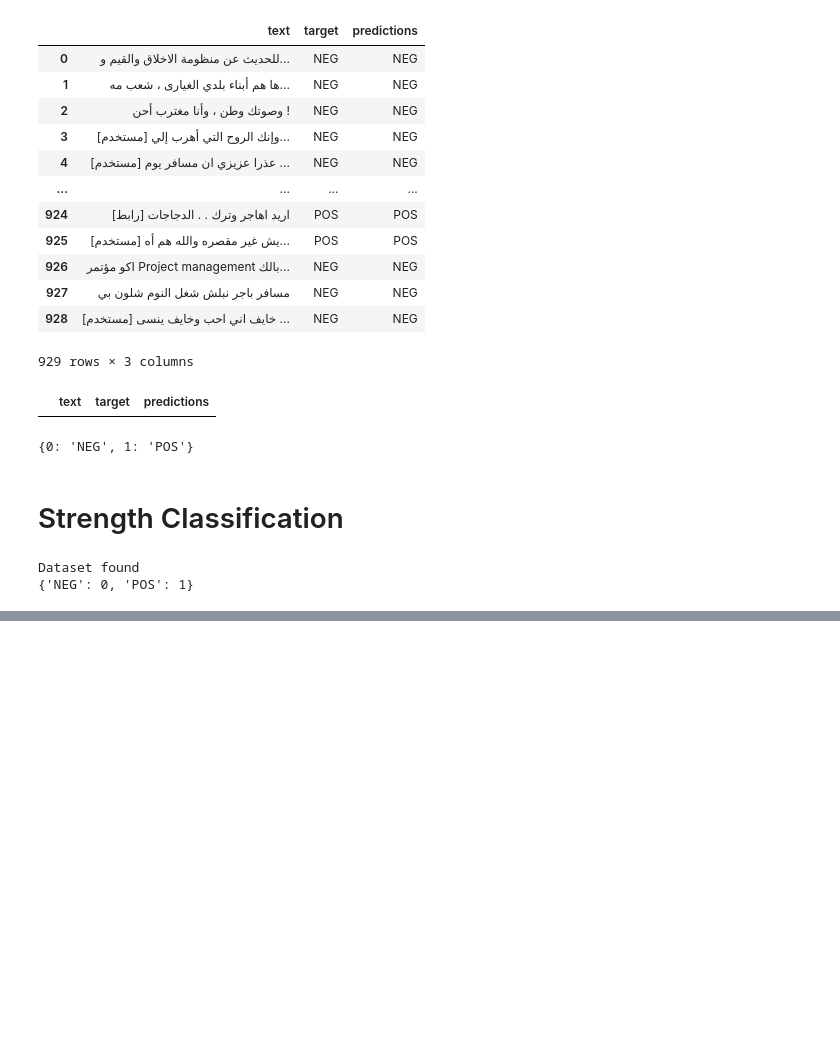
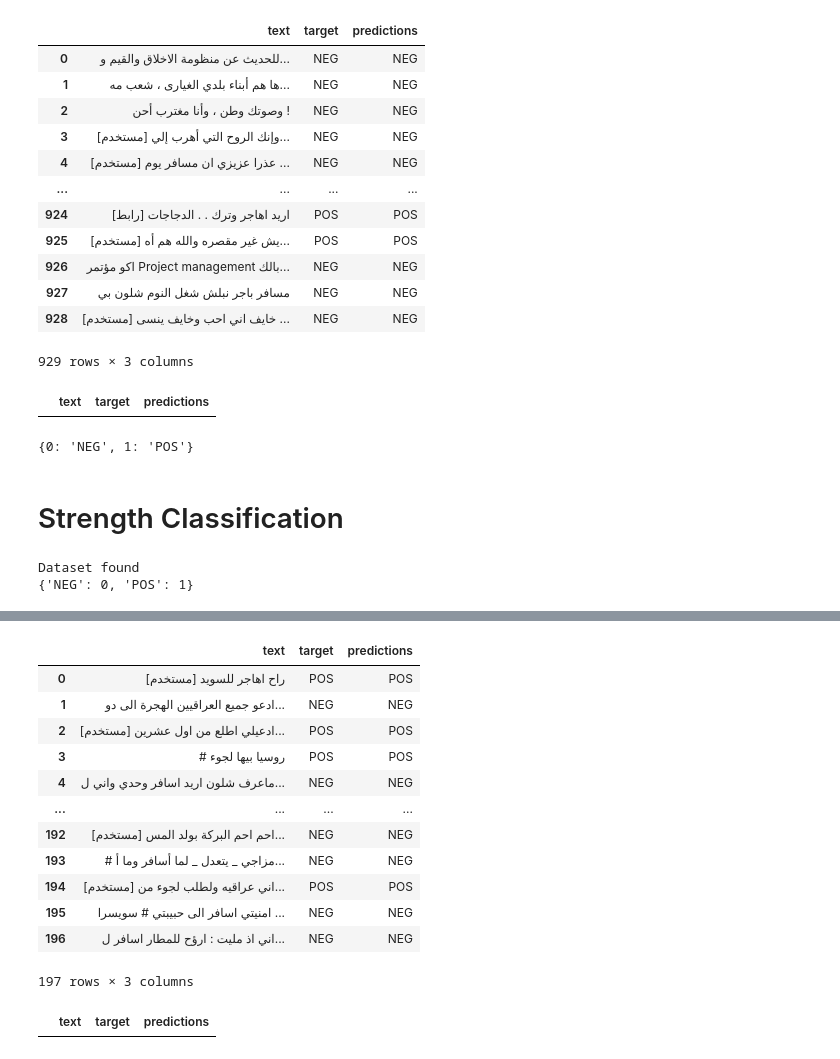
Before and after one commit to fouad89/arabicNLP, a Jupyter notebook: AraBERT_intent.ipynb, the cells around one changed output, grey strips where cells are left out. Saved outputs shown, nothing was run; the diff lists cells and outputs as text; code cells hidden in the pictures; blank space fills up the shorter version.

```diff
--- a/AraBERT_intent.ipynb
+++ b/AraBERT_intent.ipynb
@@ -532,2 +533,13 @@ TrainOutput(global_step=580, training_loss=0.19172347167442585, metrics={'train_
 # %%
 strength_trainer.save_model("/content/drive/MyDrive/Thesis implementation/Arabert_fine-tuned/strength")
+# %%
+strength_results_df = pd.DataFrame(columns=['text', 'target', 'predictions'])
+strength_results_df
+strength_predictions = strength_trainer.predict(strength_test_dataset)
+strength_results_df.text = strength_test_dataset.text
+strength_results_df.target = strength_test_dataset.target
+strength_results_df.predictions = strength_predictions.label_ids.tolist()
+strength_results_df.predictions = strength_results_df.predictions.map({0:'NEG', 1:'POS'})
+
+strength_results_df
+# %% [output]
@@ -533,0 +547,17 @@ strength_trainer.save_model("/content/drive/MyDrive/Thesis implementation/Araber
+|  | text | target | predictions |
+| 0 | [مستخدم] راح اهاجر للسويد | POS | POS |
+| 1 | ادعو جميع العراقيين الهجرة الى دو... | NEG | NEG |
+| 2 | [مستخدم] ادعيلي اطلع من اول عشرين... | POS | POS |
+| 3 | # روسيا بيها لجوء | POS | POS |
+| 4 | ماعرف شلون اريد اسافر وحدي واني ل... | NEG | NEG |
+| ... | ... | ... | ... |
+| 192 | [مستخدم] احم احم البركة بولد المس... | NEG | NEG |
+| 193 | # مزاجي _ يتعدل _ لما أسافر وما أ... | NEG | NEG |
+| 194 | [مستخدم] اني عراقيه ولطلب لجوء من... | POS | POS |
+| 195 | امنيتي اسافر الى حبيبتي # سويسرا ... | NEG | NEG |
+| 196 | اني اذ مليت : ارؤح للمطار اسافر ل... | NEG | NEG |
+197 rows × 3 columns
+# %%
+strength_results_df[strength_results_df['target']!=strength_results_df['predictions']]
+# %% [output]
+|  | text | target | predictions |
```
Also changed, not shown: parts of 6 cells of this notebook.
